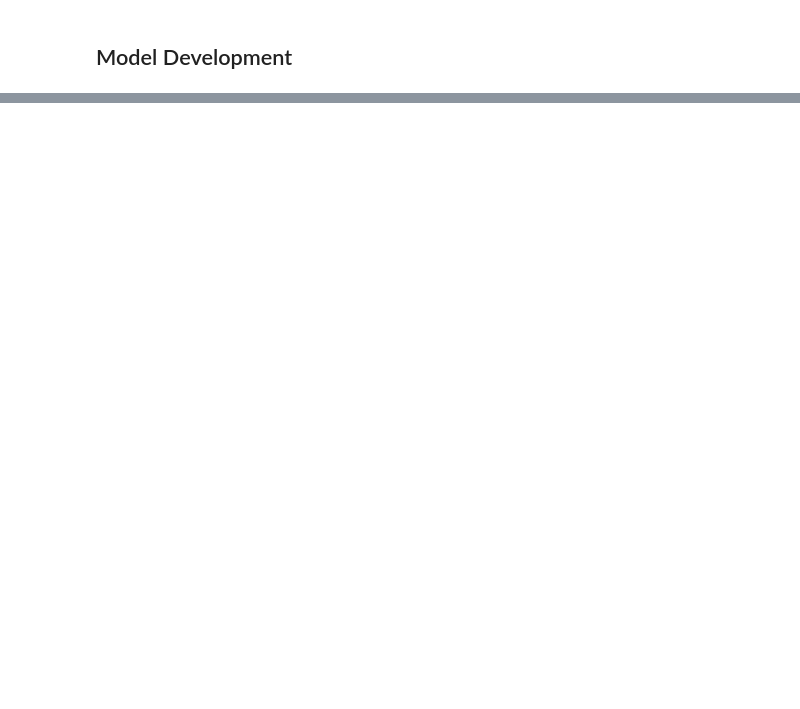
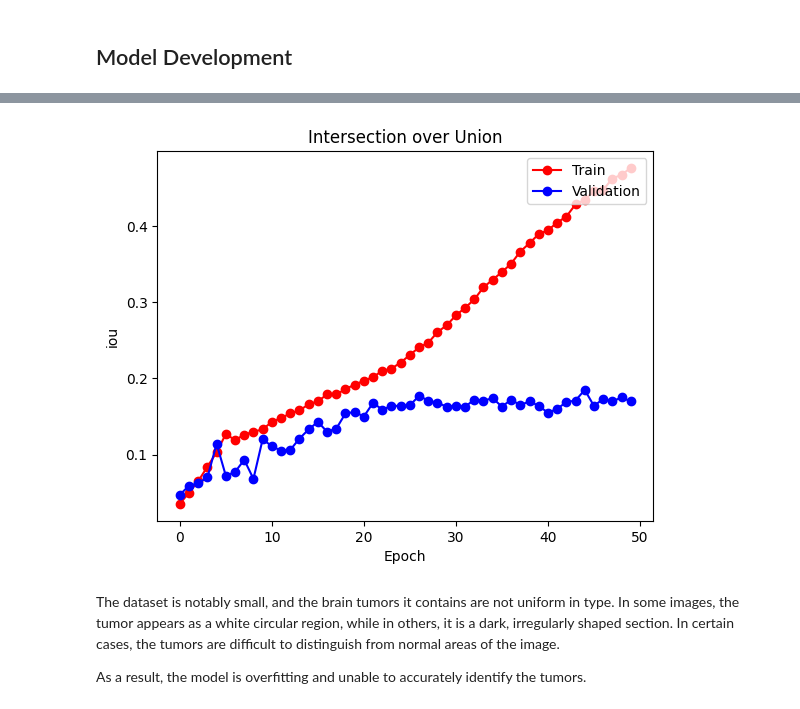
Before and after one commit to Tanmoy0077/Brain-Tumor-Semantic-Segmentation, a Jupyter notebook: Brain_Tumor_Segmentation.ipynb, the cells around one changed output, grey strips where cells are left out. Cells and saved outputs as stored; diff of their text form; code cells hidden in the pictures; blank space fills up the shorter version.

```diff
--- a/Brain_Tumor_Segmentation.ipynb
+++ b/Brain_Tumor_Segmentation.ipynb
@@ -403,3 +437,17 @@ plt.show()
+# %%
+plt.plot(history.history['iou'],'ro-')
+plt.plot(history.history['val_iou'], 'bo-')
+plt.title('Intersection over Union')
+plt.ylabel('iou')
+plt.xlabel('Epoch')
+plt.legend(['Train', 'Validation'], loc='upper right')
+plt.show()
+# %% [output]
+[figure, added]
+# %% [markdown]
+The dataset is notably small, and the brain tumors it contains are not uniform in type. In some images, the tumor appears as a white circular region, while in others, it is a dark, irregularly shaped section. In certain cases, the tumors are difficult to distinguish from normal areas of the image.
+
+As a result, the model is overfitting and unable to accurately identify the tumors.
 # %%
 model.evaluate(test_dataset)
 # %% [output]
```
Also changed, not shown: parts of 20 cells of this notebook.
